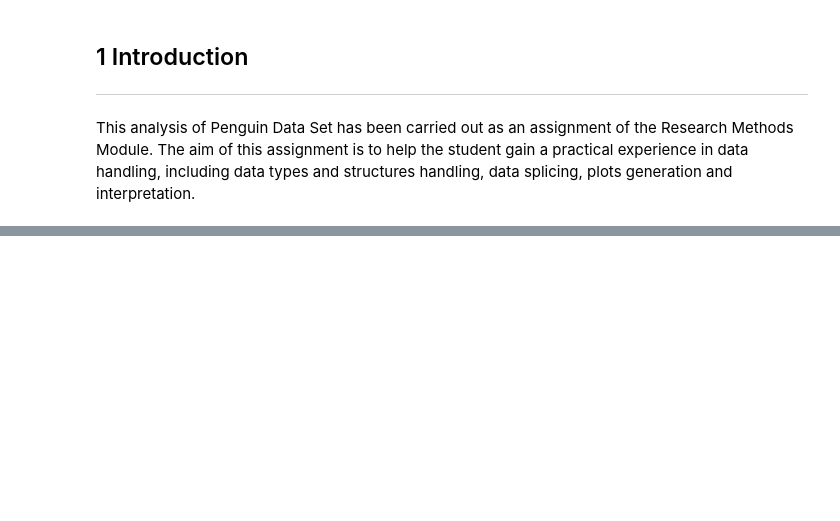
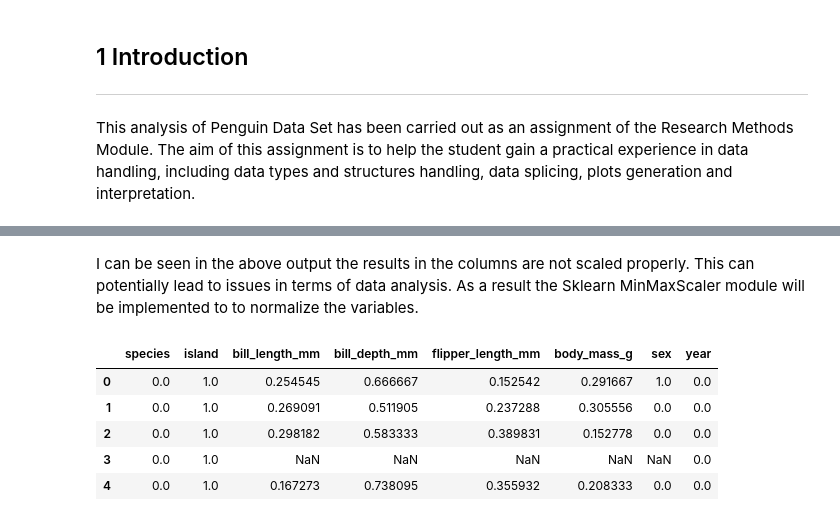
Before and after one commit to JPLee01/SETU_Research_Methods, a Jupyter notebook: Penguin.ipynb, the cells around one changed output, grey strips where cells are left out. Drawn from its saved outputs; the diff is of its cells as text; code cells hidden in the pictures; blank space fills up the shorter version.

Commit message:
Addition of info up to KNN Impute module.

```diff
--- a/Penguin.ipynb
+++ b/Penguin.ipynb
@@ -107,0 +198,21 @@ As part of the assignment, the student was given a set of instructions. Within t
+# %%
+#Unique Values in the Species Column
+Specieslist = df["species"].unique()
+print ("The Species present in this dataset are:")
+for i in Specieslist:
+    print('>', i)
+print()
+
+#Unique Values in the Island Column
+Islandlist = df["island"].unique()
+print ("The Islands present in this dataset are:")
+for i in Islandlist:
+    print('>', i)
+print()
+
+#Unique Values in the Sex Column
+Genderlist = df["sex"].unique()
+print ("The Sex types present in this dataset are:")
+for i in Genderlist:
+    print('>', i)
+print()
@@ -107,0 +303,14 @@ As part of the assignment, the student was given a set of instructions. Within t
+# %%
+#Import the warnings ignore function for aesthetic purposes
+import warnings
+warnings.filterwarnings('ignore')
+
+#Import KNNImputer and LabelEncoder from the sklearn library
+from sklearn.impute import KNNImputer
+from sklearn.preprocessing import LabelEncoder
+
+#Encode and Impute the data
+encode = LabelEncoder()
+impute = KNNImputer()
+for i in df.select_dtypes(include='object').columns:
+    df[i][df[i].notnull()] = encode.fit_transform(dfc[i])
@@ -107,0 +336,14 @@ As part of the assignment, the student was given a set of instructions. Within t
+# %% [markdown]
+I can be seen in the above output the results in the columns are not scaled properly. This can potentially lead to issues in terms of data analysis. As a result the Sklearn MinMaxScaler module will be implemented to to normalize the variables.
+# %%
+from sklearn.preprocessing import MinMaxScaler
+sca = MinMaxScaler()
+df_sca = pd.DataFrame(sca.fit_transform(df),columns=dfc.columns)
+df_sca.head()
+# %% [output]
+|  | species | island | bill_length_mm | bill_depth_mm | flipper_length_mm | body_mass_g | sex | year |
+| 0 | 0.0 | 1.0 | 0.254545 | 0.666667 | 0.152542 | 0.291667 | 1.0 | 0.0 |
+| 1 | 0.0 | 1.0 | 0.269091 | 0.511905 | 0.237288 | 0.305556 | 0.0 | 0.0 |
+| 2 | 0.0 | 1.0 | 0.298182 | 0.583333 | 0.389831 | 0.152778 | 0.0 | 0.0 |
+| 3 | 0.0 | 1.0 | NaN | NaN | NaN | NaN | NaN | 0.0 |
+| 4 | 0.0 | 1.0 | 0.167273 | 0.738095 | 0.355932 | 0.208333 | 0.0 | 0.0 |
```
Also changed, not shown: parts of 36 cells of this notebook.
